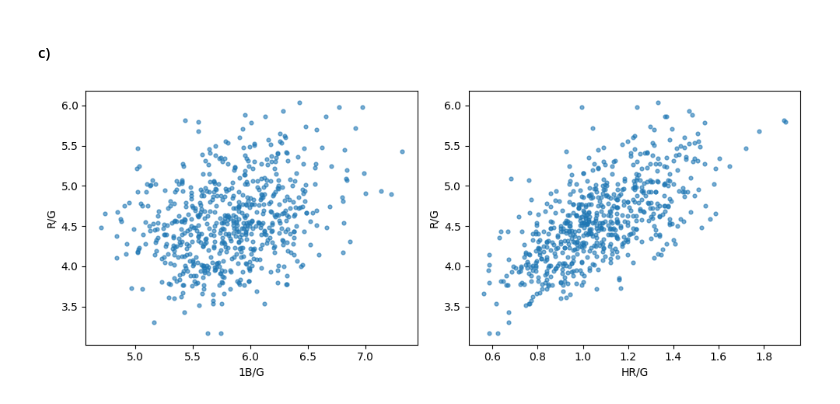
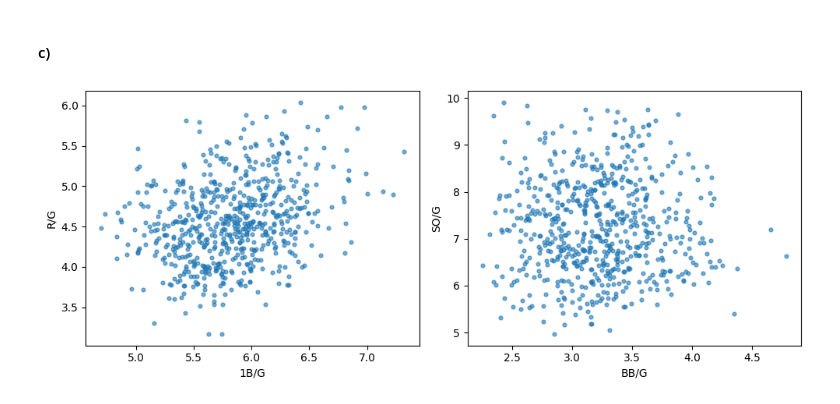
Before and after one commit to eltonneman/math4581_computer_lab, a Jupyter notebook: teamstats_report.ipynb, the cells around one changed output. Drawn from its saved outputs; the diff is of its cells as text; code cells hidden in the pictures.

```diff
--- a/teamstats_report.ipynb
+++ b/teamstats_report.ipynb
@@ -83,13 +87,14 @@ plt.show()
 # %% [markdown]
 #### c)
 # %%
-# simple scatters: 1B/G vs R/G, and a second pair, HR/G vs R/G
+# scatter plots: 1B/G vs R/G, then BB/G vs SO/G
 fig, axes = plt.subplots(1, 2, figsize=(10, 4))
-for ax, x in zip(axes, ["1B/G", "HR/G"]):
-    ax.scatter(df[x], df["R/G"], s=12, alpha=0.6)
+pairs = [("1B/G", "R/G"), ("BB/G", "SO/G")]
+for ax, (x, y) in zip(axes, pairs):
+    ax.scatter(df[x], df[y], s=12, alpha=0.6)
     ax.set_xlabel(x)
-    ax.set_ylabel("R/G")
+    ax.set_ylabel(y)
 fig.tight_layout()
 plt.show()
 # %% [output]
-[figure, old version]
+[figure, new version]
```
Also changed, not shown: parts of 12 cells of this notebook.
